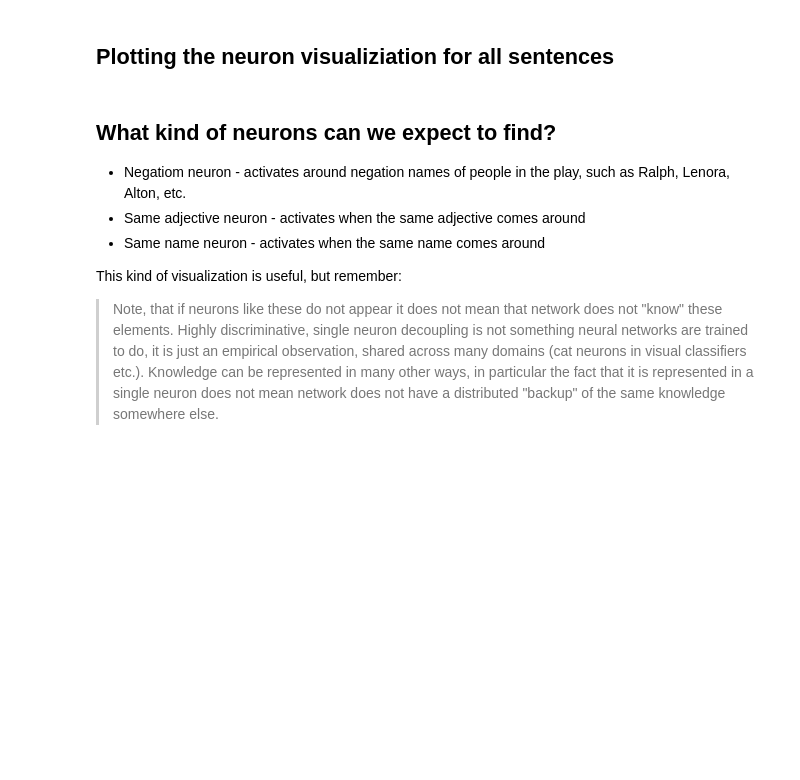
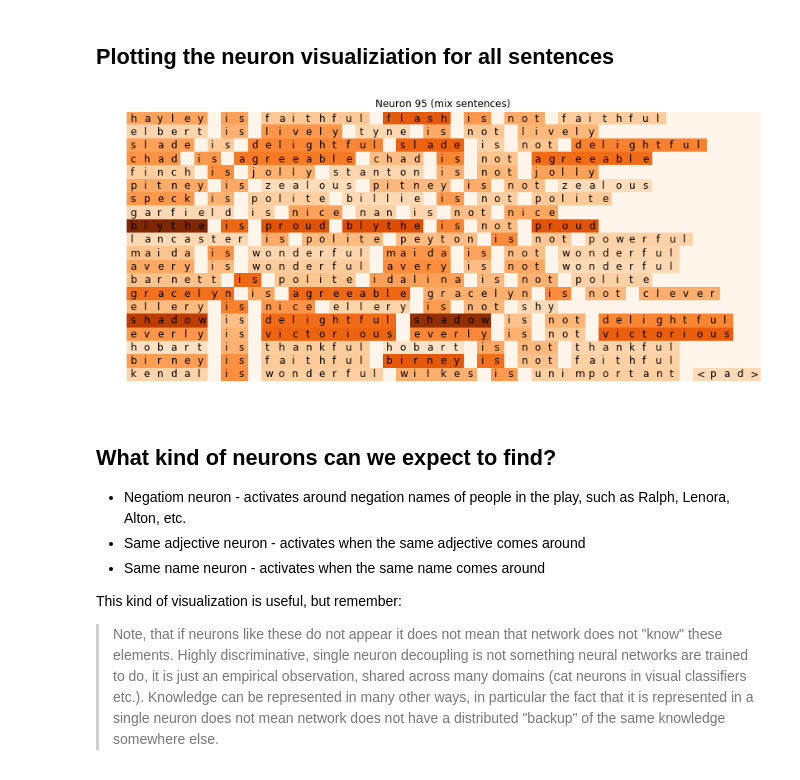
Before and after one commit to felipessalvatore/ContraQA, a Jupyter notebook: contra_qa/train/b1_v2_RNN.ipynb, the cells around one changed output. Saved outputs shown, nothing was run; the diff lists cells and outputs as text; code cells hidden in the pictures; blank space fills up the shorter version.

```diff
--- a/contra_qa/train/b1_v2_RNN.ipynb
+++ b/contra_qa/train/b1_v2_RNN.ipynb
@@ -750,9 +731,11 @@ IndexError: too many indices for array
 # %%
 neuron_id = np.random.randint(0, config.rnn_dim)
 
-sentence_plot(some_sentences,
+sentence_plot(some_sentences_pad,
               all_hiddend_states[:, :, neuron_id],
                title="Neuron {} (mix sentences)".format(neuron_id))
+# %% [output]
+[figure, added]
 # %% [markdown]
 ##  What kind of neurons can we expect to find?
 
```
Also changed, not shown: parts of 30 cells of this notebook.
